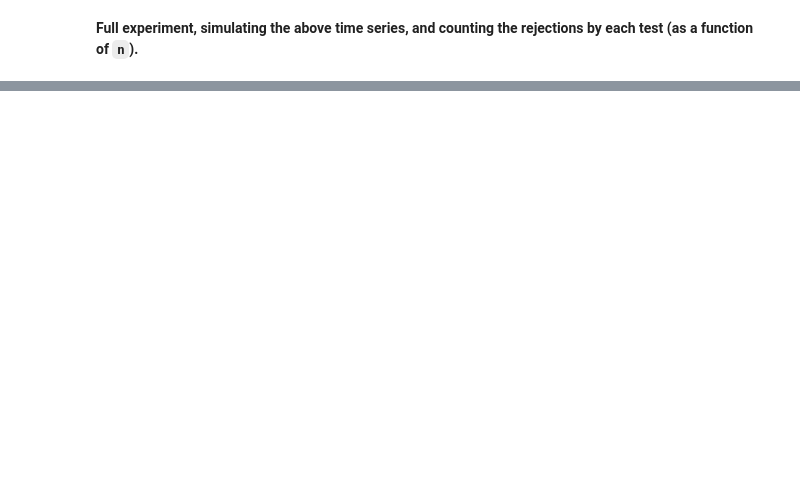
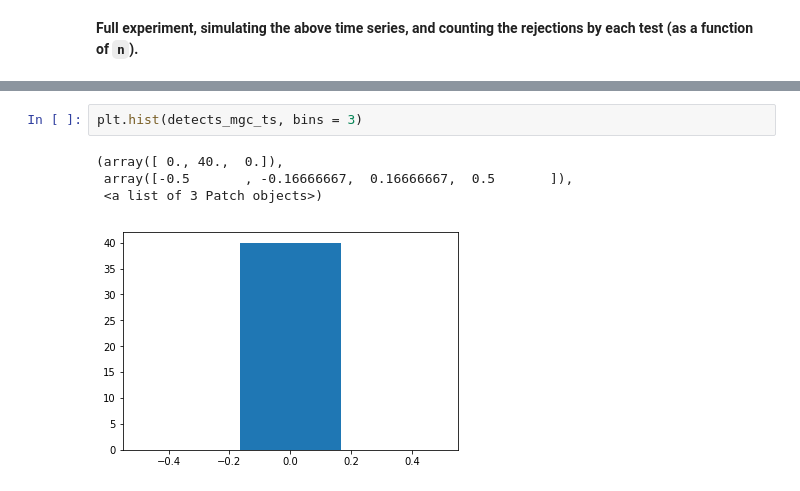
Before and after one commit to neurodata/mgcpy-old, a Jupyter notebook: demos/time-series.ipynb, the cells around one changed output, grey strips where cells are left out. Cells and saved outputs as stored; diff of their text form; blank space fills up the shorter version.

```diff
--- a/demos/time-series.ipynb
+++ b/demos/time-series.ipynb
@@ -212,0 +262,7 @@ Estimating power at sample size:  50...............
+# %%
+plt.hist(detects_mgc_ts, bins = 3)
+# %% [output]
+(array([ 0., 40.,  0.]),
+ array([-0.5       , -0.16666667,  0.16666667,  0.5       ]),
+ <a list of 3 Patch objects>)
+[figure, added]
```
Also changed, not shown: parts of 7 cells of this notebook, 2 other files.
